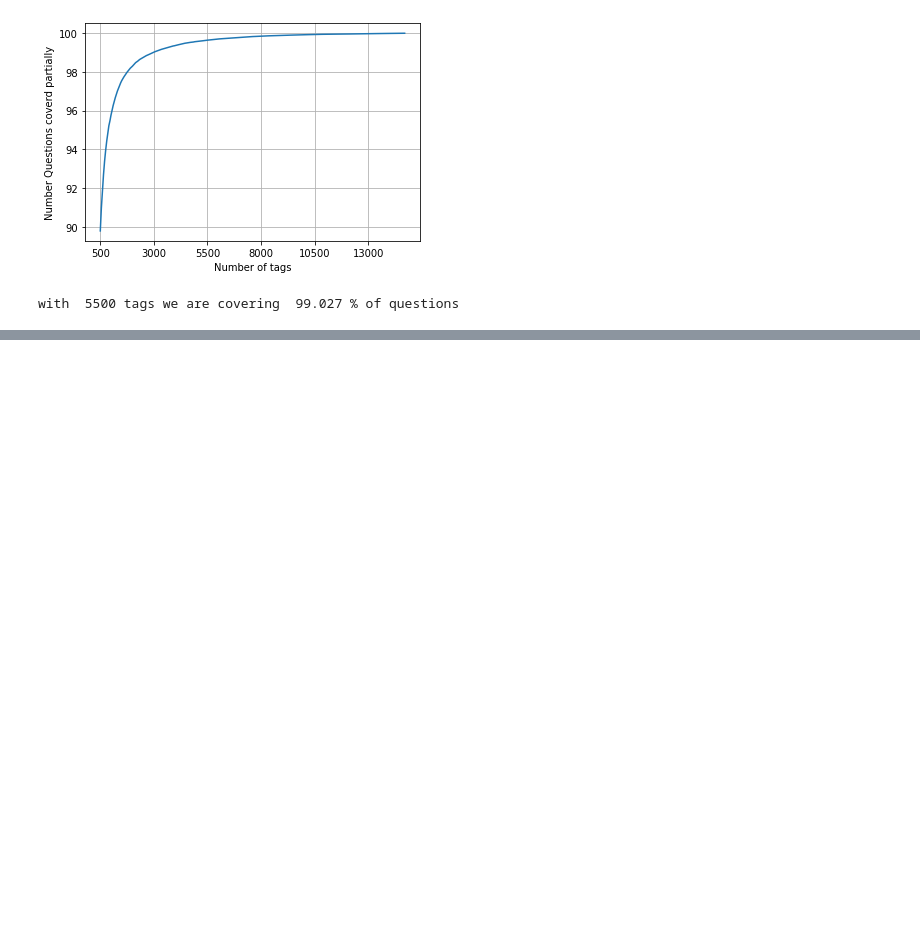
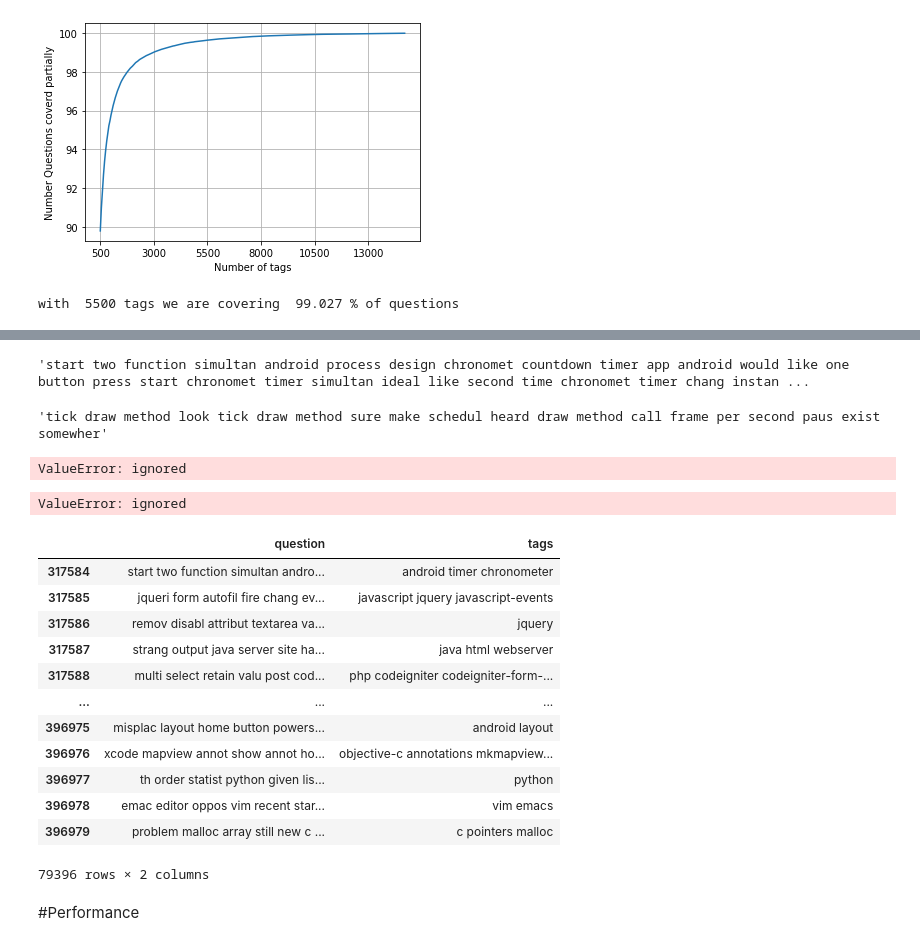
Before and after one commit to RakshitaTantry28/Stackoverflow-Tag-Predictor, a Jupyter notebook: SO_TagPredictor.ipynb, the cells around one changed output, grey strips where cells are left out. Cells and saved outputs as stored; diff of their text form; code cells hidden in the pictures; blank space fills up the shorter version.

```diff
--- a/SO_TagPredictor.ipynb
+++ b/SO_TagPredictor.ipynb
@@ -735,0 +741,7 @@ with  5500 tags we are covering  99.027 % of questions
+# %%
+train_datasize = train_size=int(0.80*total_size)
+x_train=preprocessed_data.head(train_datasize)
+x_test=preprocessed_data.tail(preprocessed_data.shape[0] - 317584)
+
+y_train = multilabel_yx[0:train_datasize,:]
+y_test = multilabel_yx[train_datasize:preprocessed_data.shape[0],:]
@@ -735,0 +863,19 @@ with  5500 tags we are covering  99.027 % of questions
+# %%
+x_test['question'][317584]
+# %% [output]
+'start two function simultan android process design chronomet countdown timer app android would like one button press start chronomet timer simultan ideal like second time chronomet timer chang instan ...
+# %%
+x_train['question'][0]
+# %% [output]
+'tick draw method look tick draw method sure make schedul heard draw method call frame per second paus exist somewher'
+# %%
+
+x_test_multilabel123 = vectorizer.transform(x_train['question'][0])
+# predictions4 = classifier.predict(x_train['question'][0])
+# print(" Predicted Tags =%s" % (predictions4))
+# %% [output]
+ValueError: ignored
+# %%
+x_test_multilabel1 = vectorizer.transform(x_test['question'][317584])
+# %% [output]
+ValueError: ignored
@@ -735,0 +885,18 @@ with  5500 tags we are covering  99.027 % of questions
+# %%
+x_test
+# %% [output]
+|  | question | tags |
+| 317584 | start two function simultan andro... | android timer chronometer |
+| 317585 | jqueri form autofil fire chang ev... | javascript jquery javascript-events |
+| 317586 | remov disabl attribut textarea va... | jquery |
+| 317587 | strang output java server site ha... | java html webserver |
+| 317588 | multi select retain valu post cod... | php codeigniter codeigniter-form-... |
+| ... | ... | ... |
+| 396975 | misplac layout home button powers... | android layout |
+| 396976 | xcode mapview annot show annot ho... | objective-c annotations mkmapview... |
+| 396977 | th order statist python given lis... | python |
+| 396978 | emac editor oppos vim recent star... | vim emacs |
+| 396979 | problem malloc array still new c ... | c pointers malloc |
+79396 rows × 2 columns
+# %% [markdown]
+#Performance
```
Also changed, not shown: parts of 12 cells of this notebook.
